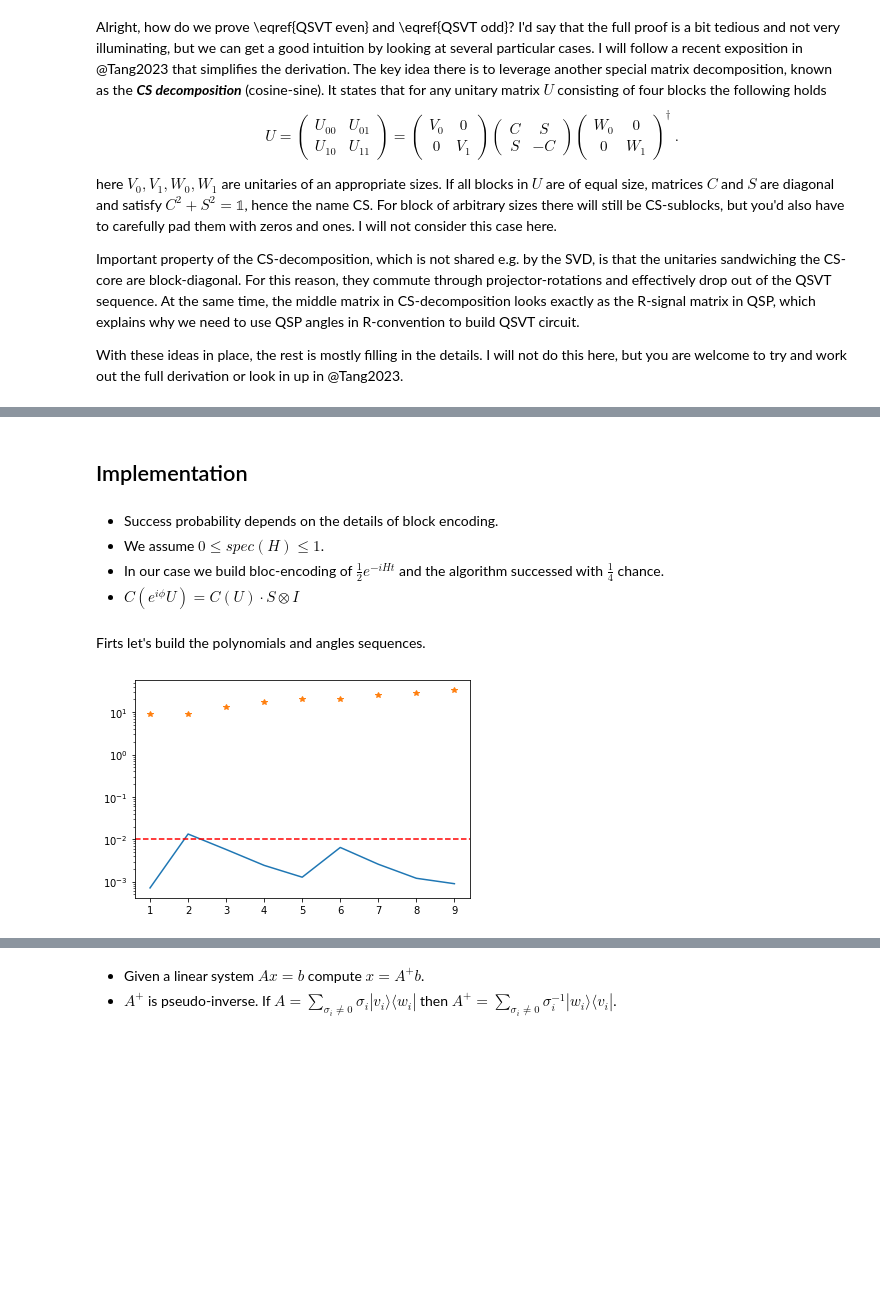
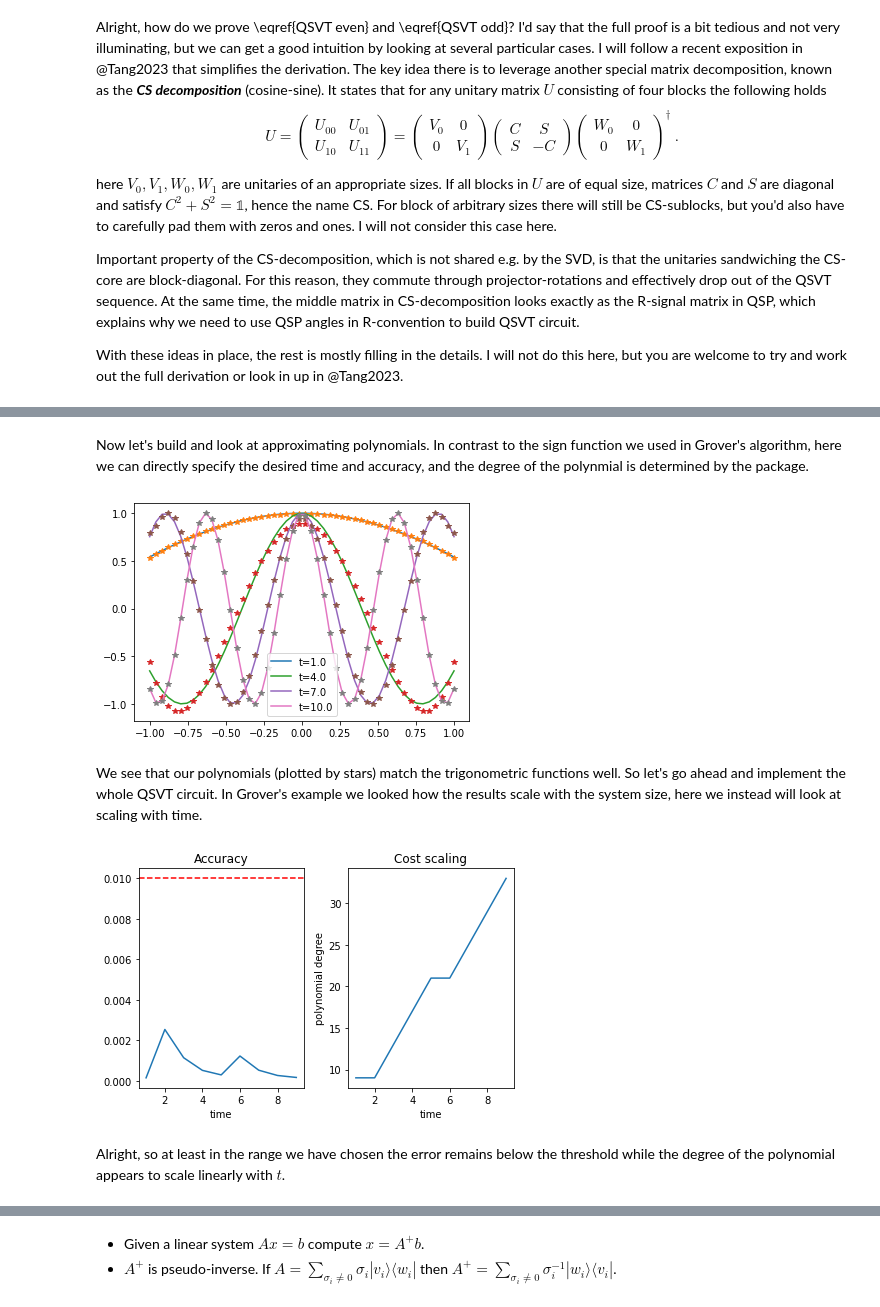
Before and after one commit to idnm/blog, a Jupyter notebook: posts/quantum_singular_value_transformation_intro/index.ipynb, the cells around one changed output, grey strips where cells are left out. Saved outputs shown, nothing was run; the diff lists cells and outputs as text; code cells hidden in the pictures; blank space fills up the shorter version.

```diff
--- a/posts/quantum_singular_value_transformation_intro/index.ipynb
+++ b/posts/quantum_singular_value_transformation_intro/index.ipynb
@@ -692,15 +748,36 @@ class BlockEncoding:
 
         assert np.allclose(U @ U.conj().T, np.eye(2*n), atol=1e-5), 'Ops, block encoding is not unitary.'
         return U
-# %% [markdown]
-## Implementation
-# %% [markdown]
-- Success probability depends on the details of block encoding.
-- We assume $0\le spec(H)\le 1$.
-- In our case we build bloc-encoding of $\frac12 e^{-i H t}$ and the algorithm successed with $\frac14$ chance.
-- $C(e^{i\phi}U)=C(U)\cdot S\otimes I$
-# %% [markdown]
-Firts let's build the polynomials and angles sequences.
+# %% [markdown]
+Now let's build and look at approximating polynomials. In contrast to the sign function we used in Grover's algorithm, here we can directly specify the desired time and accuracy, and the degree of the polynmial is determined by the package.
+# %%
+def trig_approximating_polynomial(t, epsilon, func):
+
+
+    if func == 'cos':
+        target_function = pyqsp.poly.PolyCosineTX()
+    elif func == 'sin':
+        target_function = pyqsp.poly.PolySineTX()
+    else:
+        raise ValueError
+
+    coeffs = quiet(target_function.generate)(tau=t, epsilon=epsilon)
+
+    return np.polynomial.Polynomial(coeffs)
+
+epsilon = 0.5
+t = np.linspace(1, 10, 4)
+x = np.linspace(-1, 1, 50)
+
+for ti in t:
+    plt.plot(x, np.cos(x*ti), label=f't={ti}')
+    plt.plot(x, 2*trig_approximating_polynomial(ti, epsilon, 'cos')(x), '*')
+
+plt.legend();
+# %% [output]
+[figure, added]
+# %% [markdown]
+We see that our polynomials (plotted by stars) match the trigonometric functions well. So let's go ahead and implement the whole QSVT circuit. In Grover's example we looked how the results scale with the system size, here we instead will look at scaling with time.
 # %%
 seed = 42
 np.random.seed(seed)
@@ -750,9 +841,20 @@ for ti in t:
-# %%
-plt.plot(t, norms)
-plt.axhline(epsilon, color='red', linestyle='--', label='error threshold')
-plt.plot(t, degrees, '*')
-plt.yscale('log')
-# %% [output]
-[figure, removed]
+# %%
+plt.subplot(1, 2, 1)
+plt.plot(t, accuracies)
+plt.axhline(epsilon, color='red', linestyle='--')
+plt.xlabel('time')
+plt.title('Accuracy');
+
+plt.subplot(1, 2, 2)
+plt.plot(t, degrees)
+plt.xlabel('time')
+plt.ylabel('polynomial degree')
+plt.title('Cost scaling');
+
+plt.tight_layout()
+# %% [output]
+[figure, added]
+# %% [markdown]
+Alright, so at least in the range we have chosen the error remains below the threshold while the degree of the polynomial appears to scale linearly with $t$.
 # %% [markdown]
 # Solving linear systems
```
Also changed, not shown: parts of 34 cells of this notebook, 7 other files.
